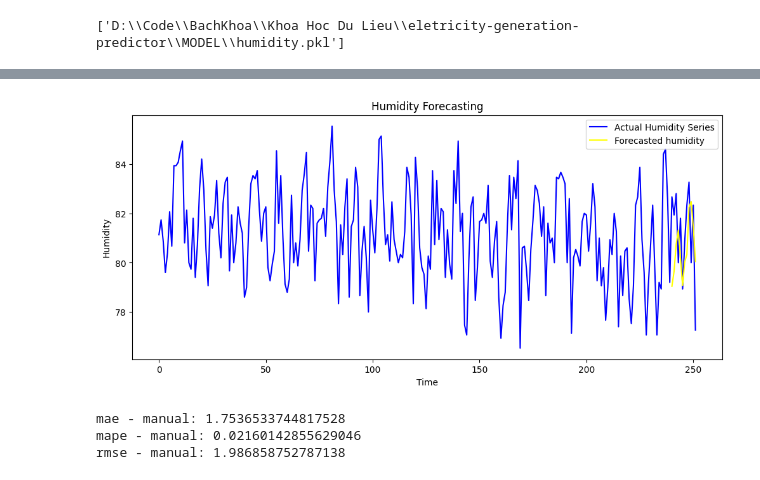
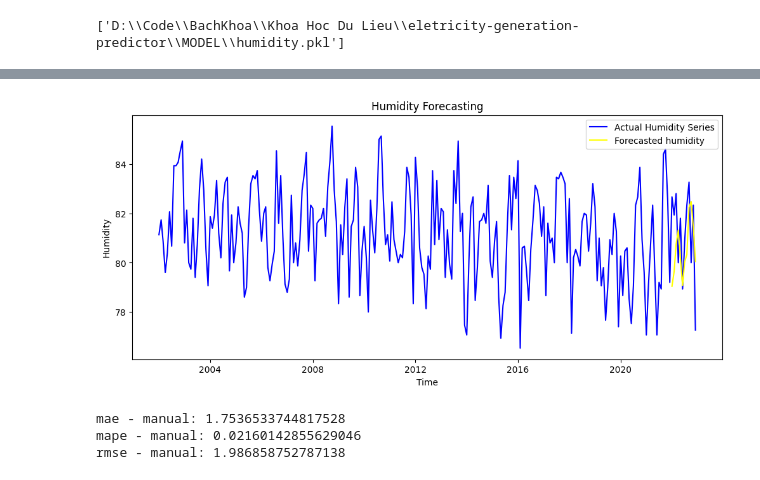
Before and after one commit to phatdtvdvt/Electricity-generation-predictor, a Jupyter notebook: [Part 3] Predicting_Exogenous_Variable_Using_ARIMA_SARIMA.ipynb, the cells around one changed output, grey strips where cells are left out. Drawn from its saved outputs; the diff is of its cells as text; code cells hidden in the pictures.

Commit message:
Update index of variable

```diff
--- a/[Part 3] Predicting_Exogenous_Variable_Using_ARIMA_SARIMA.ipynb
+++ b/[Part 3] Predicting_Exogenous_Variable_Using_ARIMA_SARIMA.ipynb
@@ -44,3 +52,25 @@ temperature_df_test = pd.read_csv(path_temperature_test)
+# %%
+electricity_df_test = pd.read_csv(path_electricity_generation_test)
+population_df_test = pd.read_csv(path_population_test)
+sunshine_df_test = pd.read_csv(path_sunshine_test)
+humidity_df_test = pd.read_csv(path_humidity_test)
+rainfall_df_test = pd.read_csv(path_rainfall_test)
+temperature_df_test = pd.read_csv(path_temperature_test)
+
+electricity_df_test["Date"] = pd.to_datetime(electricity_df_test["Date"])
+population_df_test["Date"] = pd.to_datetime(population_df_test["Date"])
+sunshine_df_test["Date"] = pd.to_datetime(sunshine_df_test["Date"])
+humidity_df_test["Date"] = pd.to_datetime(humidity_df_test["Date"])
+rainfall_df_test["Date"] = pd.to_datetime(rainfall_df_test["Date"])
+temperature_df_test["Date"] = pd.to_datetime(temperature_df_test["Date"])
+
+# Đặt cột 'Date' làm chỉ số cho từng DataFrame
+electricity_df_test.set_index('Date', inplace=True)
+population_df_test.set_index('Date', inplace=True)
+sunshine_df_test.set_index('Date', inplace=True)
+humidity_df_test.set_index('Date', inplace=True)
+rainfall_df_test.set_index('Date', inplace=True)
+temperature_df_test.set_index('Date', inplace=True)
 # %%
 path_electricity_model = r"D:\Code\BachKhoa\Khoa Hoc Du Lieu\eletricity-generation-predictor\MODEL\electricity.pkl"
 path_population_model = r"D:\Code\BachKhoa\Khoa Hoc Du Lieu\eletricity-generation-predictor\MODEL\population.pkl"
@@ -637,20 +625,3 @@ joblib.dump(fitted_humidity_model, path_humidity_model)
 ['D:\\Code\\BachKhoa\\Khoa Hoc Du Lieu\\eletricity-generation-predictor\\MODEL\\humidity.pkl']
 # %%
 humidity_series_test = humidity_df_test['Humidity']
-# %%
-# Giả sử chỉ mục của train kết thúc ở 99 và test bắt đầu từ 100
-# Đây là giả định, bạn cần kiểm tra dữ liệu cụ thể của mình
-print("Last index of train data:", humidity_series_train.index[-1])
-print("First index of test data:", humidity_series_test.index[0])
-
-# Đặt lại chỉ mục cho test data để nó tiếp nối sau train data
-start_index = humidity_series_train.index[-1] + 1  # bắt đầu sau index cuối của train
-end_index = start_index + len(humidity_series_test)  # kết thúc sau đó bằng độ dài của test
-humidity_series_test.index = range(start_index, end_index)
-
-# Nối hai series
-humidity_series = pd.concat([humidity_series_train, humidity_series_test])
-
-# Hiển thị một số giá trị đầu và cuối để kiểm tra
-print(humidity_series.head())
-print(humidity_series.tail())
@@ -677,29 +655,29 @@ humidity_series_prediction = loaded_humidity_model.forecast(len(humidity_series_
 # %%
 import matplotlib.pyplot as plt
 
 # Tạo một biểu đồ để vẽ
 plt.figure(figsize=(12, 5))
 
 # Vẽ chuỗi dữ liệu thực tế
 plt.plot(humidity_series, color='blue', label='Actual Humidity Series')
 
 # Vẽ chuỗi dự đoán
 # Lưu ý: Cần cộng chỉ số bắt đầu của humidity_series_prediction để nó tiếp nối đúng với dữ liệu thực tế
-prediction_index = range(len(humidity_series_train), len(humidity_series_train) + len(humidity_series_prediction))
+prediction_index = humidity_series_prediction.index
 plt.plot(prediction_index, humidity_series_prediction, color='yellow', label='Forecasted humidity')
 
 # Thêm tiêu đề và nhãn
 plt.title('Humidity Forecasting')
 plt.xlabel('Time')
 plt.ylabel('Humidity')
 
 # Thêm chú thích
 plt.legend()
 
 # Hiển thị biểu đồ
 plt.show()
 # %% [output]
-[figure, old version]
+[figure, new version]
 # %%
 from sklearn.metrics import mean_absolute_error, mean_absolute_percentage_error, mean_squared_error
 
```
Also changed, not shown: parts of 34 cells of this notebook, 6 other files.
